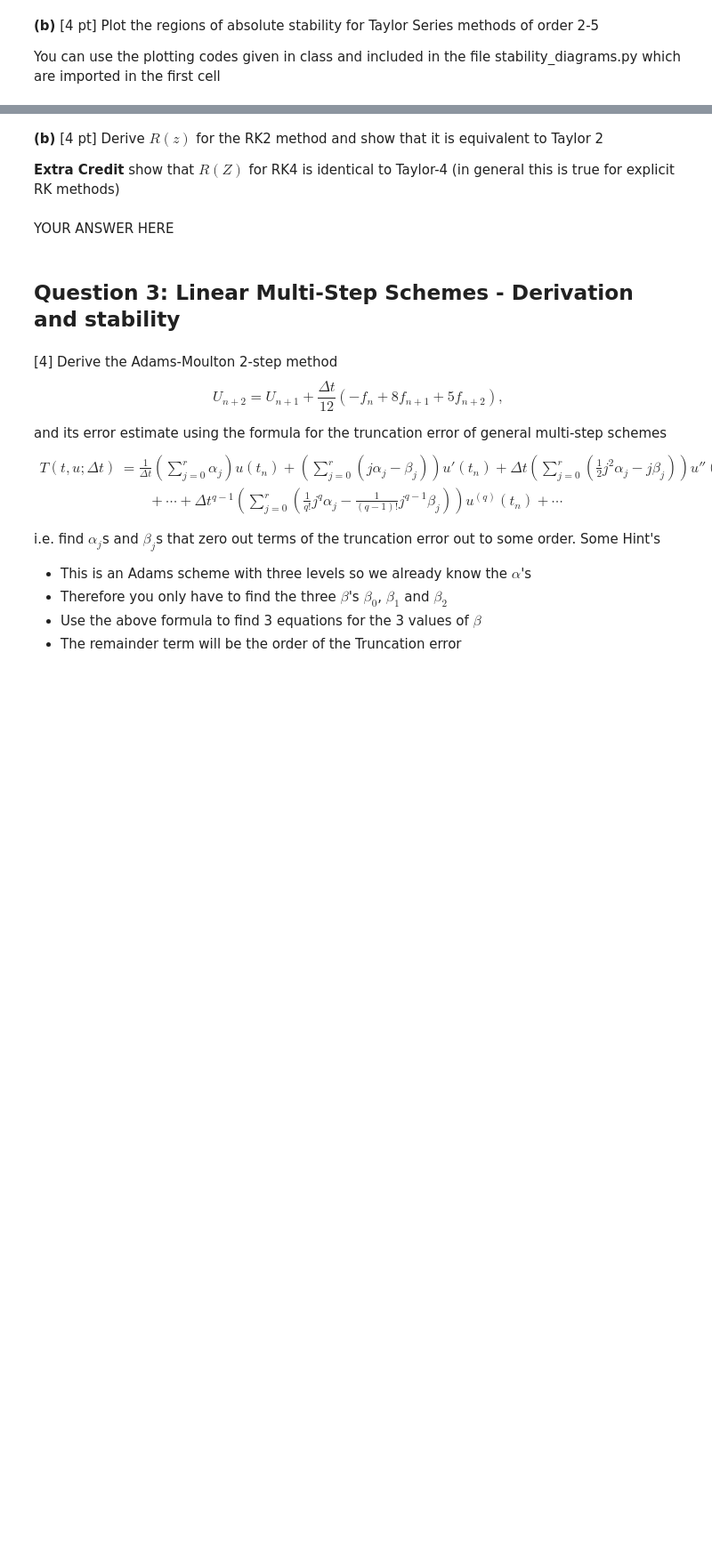
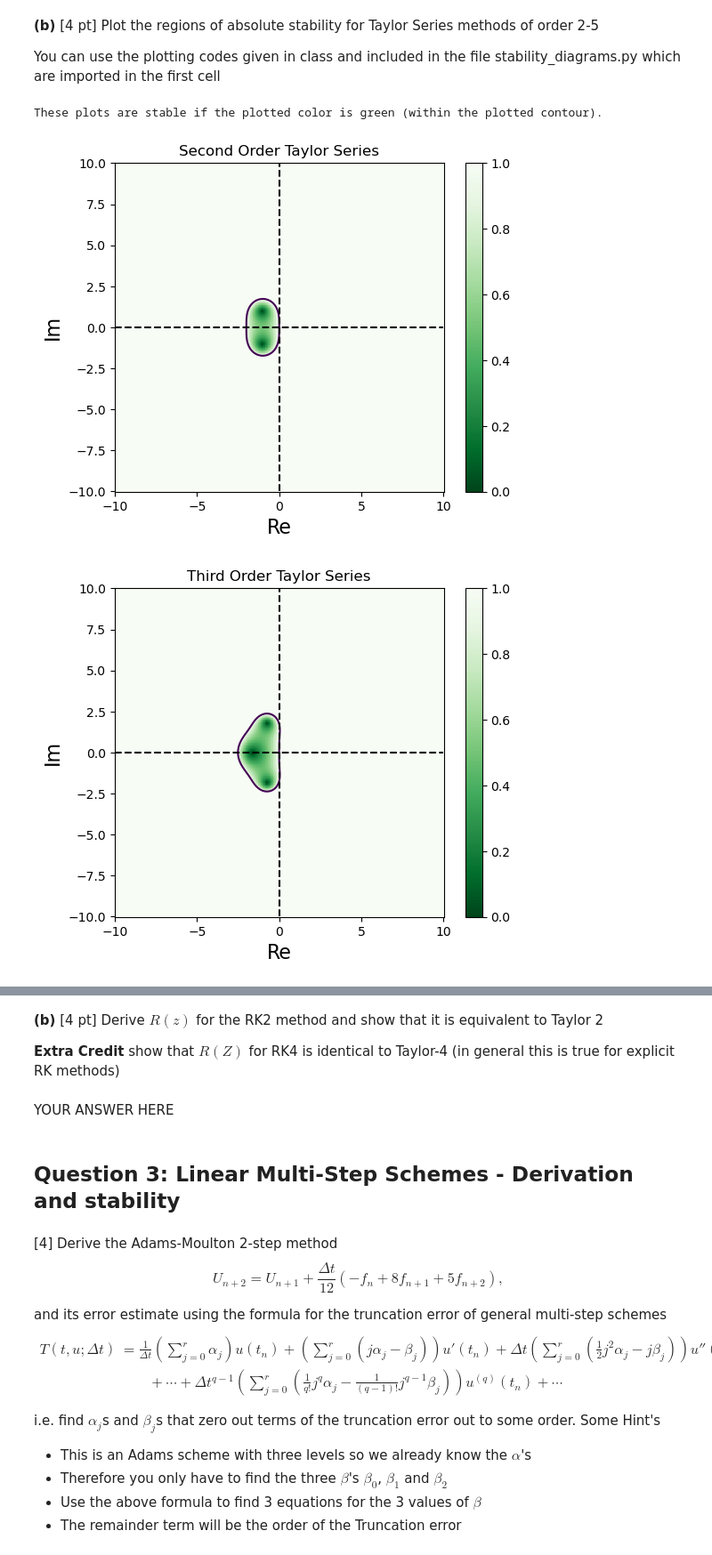
Before and after one commit to jlabbate15/intro-numerical-methods, a Jupyter notebook: HW/HW5_ODE.ipynb, the cells around one changed output, grey strips where cells are left out. Shown at 89% size. Saved outputs shown, nothing was run; the diff lists cells and outputs as text; code cells hidden in the pictures; blank space fills up the shorter version.

```diff
--- a/HW/HW5_ODE.ipynb
+++ b/HW/HW5_ODE.ipynb
@@ -427,0 +444,26 @@ raise NotImplementedError()
+# %%
+print('These plots are stable if the plotted color is green (within the plotted contour).')
+
+R_TS2 = lambda z: 1 + z + (z**2) / 2
+fig,ax = plt.subplots()
+ax.set_title('Second Order Taylor Series')
+plot_stability_ssms(R=R_TS2,x=numpy.linspace(-10,10,500),y=numpy.linspace(-10,10,500),axes=ax)
+
+R_TS2 = lambda z: 1 + z + (z**2) / 2 + (z**3) / 6
+fig1,ax1 = plt.subplots()
+ax1.set_title('Third Order Taylor Series')
+plot_stability_ssms(R=R_TS2,x=numpy.linspace(-10,10,500),y=numpy.linspace(-10,10,500),axes=ax1)
+
+R_TS2 = lambda z: 1 + z + (z**2) / 2 + (z**3) / 6 + (z**4) / (4*3*2*1)
+fig2,ax2 = plt.subplots()
+ax2.set_title('Fourth Order Taylor Series')
+plot_stability_ssms(R=R_TS2,x=numpy.linspace(-10,10,500),y=numpy.linspace(-10,10,500),axes=ax2)
+
+R_TS2 = lambda z: 1 + z + (z**2) / 2 + (z**4) / (4*3*2*1) + (z**5) / (5*4*3*2*1)
+fig3,ax3 = plt.subplots()
+ax3.set_title('Fifth Order Taylor Series')
+plot_stability_ssms(R=R_TS2,x=numpy.linspace(-10,10,500),y=numpy.linspace(-10,10,500),axes=ax3)
+# %% [output]
+These plots are stable if the plotted color is green (within the plotted contour).
+[figure, added]
+[figure, added]
```
Also changed, not shown: parts of 4 cells of this notebook, 1 other file.
